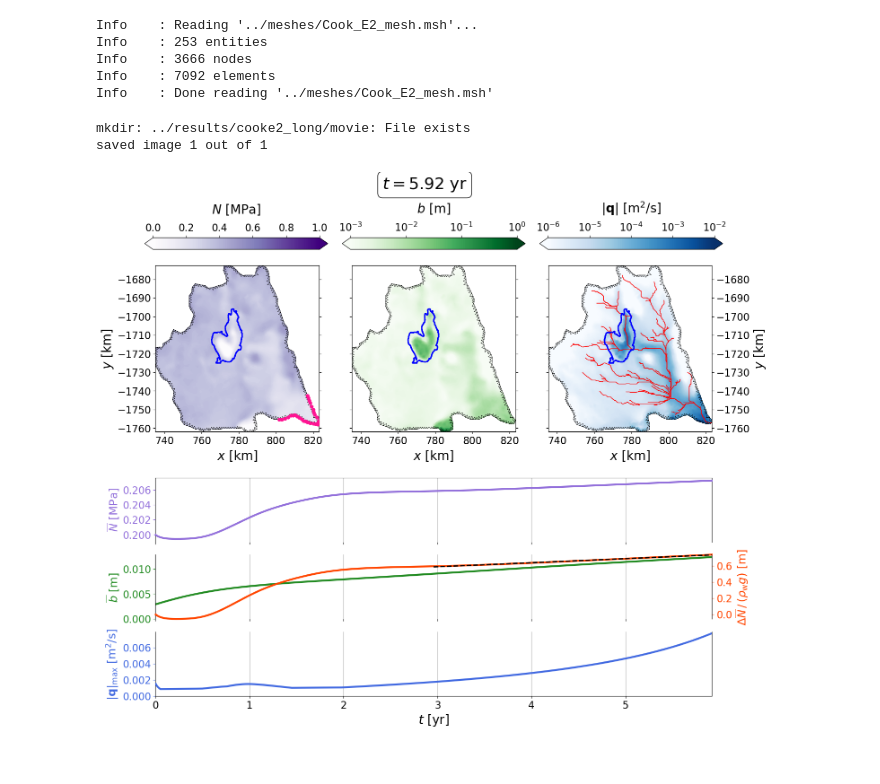
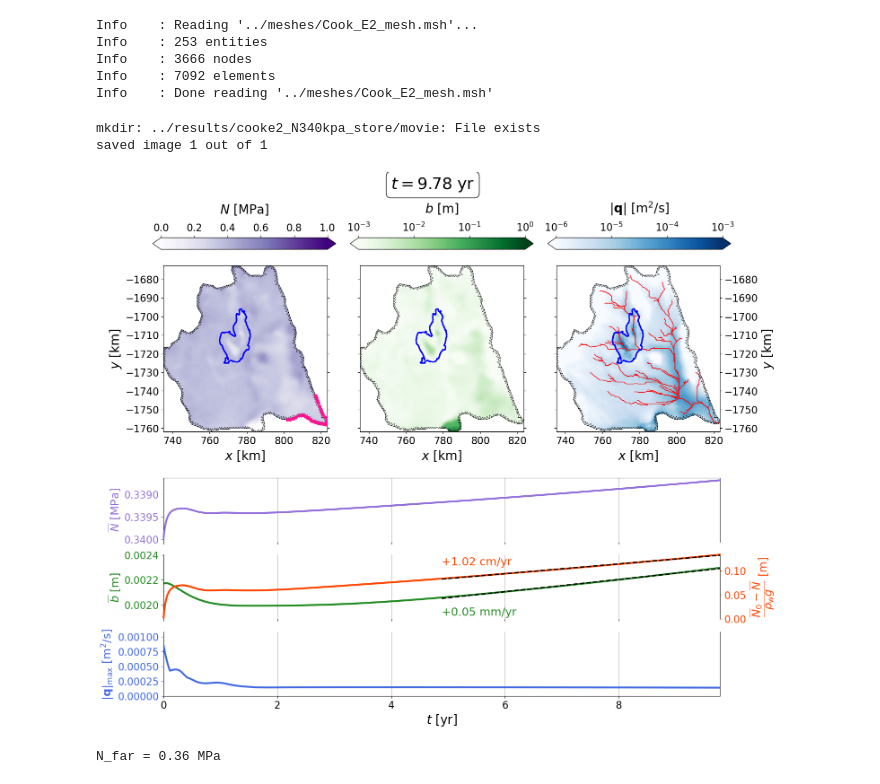
Before and after one commit to agstub/shakti-fenics, a Jupyter notebook: notebooks/solution-plots.ipynb, the cells around one changed output. Cells and saved outputs as stored; diff of their text form; code cells hidden in the pictures.

Commit message:
update plotting script

```diff
--- a/notebooks/solution-plots.ipynb
+++ b/notebooks/solution-plots.ipynb
@@ -27,7 +27,7 @@ from dolfinx.mesh import locate_entities_boundary
 from scipy.stats import linregress
 # %%
 # set the results to load
-resultsname = '../results/cooke2_long'
+resultsname = '../results/cooke2_N340kpa_store'
 # %%
 # load the setup module for that experiment
 sys.path.insert(0, resultsname)
@@ -109,7 +108,7 @@ if setup.storage == False:
     storage *= 0
 # %%
 # storage in the lake
-b_L = (N_mean-N_mean[0])/(rho_w*g)
+b_L = -(N_mean-N_mean[0])/(rho_w*g)
 # %%
 facets_outflow = locate_entities_boundary(setup.domain, setup.domain.topology.dim-1, setup.OutflowBoundary)
 outflow_dofs = locate_dofs_topological(setup.V0, setup.domain.topology.dim-1, facets_outflow)
@@ -140,8 +139,8 @@ triang_bdry.set_mask(mask)
 
 
 
-qlim2 = -2 #np.ceil(np.log10(np.max(q_m)))
-qlim1 = -6 #np.floor(np.log10(np.mean(q_m[:,1:j_max])))-1
+qlim2 = np.floor(np.log10(np.max(q_m)))
+qlim1 = np.floor(np.log10(np.mean(q_m[:,1:j_max])))
 
 t_scale = 1.0 # 1 for years, 365 for days
 if int(t_scale)==365:
@@ -149,6 +148,8 @@ if int(t_scale)==365:
 elif int(t_scale)==1:
     t_str = 'yr'
 slope, intercept, r_value, p_value, std_err = linregress(t[int(0.5*(j_max)):j_max]*(t_scale/3.154e7), b_L[int(0.5*(j_max)):j_max])
+
+slope2, intercept2, r_value2, p_value2, std_err2 = linregress(t[int(0.5*(j_max)):j_max]*(t_scale/3.154e7), b_mean[int(0.5*(j_max)):j_max])
 
 
 for i in ind:
@@ -180,8 +181,6 @@ for i in ind:
     cbar.ax.xaxis.set_ticks_position('top')
     cbar.ax.xaxis.set_label_position('top')
 
-
-
     plt.subplot(232)
     b_i = b[i]
     b_full = b_i #+ storage*(N_mean[i]-N_mean[0])/(rho_w*g)
@@ -202,7 +201,6 @@ for i in ind:
     cbar.ax.tick_params(labelsize=16)
     cbar.ax.xaxis.set_ticks_position('top')
     cbar.ax.xaxis.set_label_position('top')
-
 
     ax3 = plt.subplot(233)
     q_i = q_m[i]
@@ -231,7 +229,6 @@ for i in ind:
     (s.klargestconncomps(1)).plot(ax=ax3,color='r',linewidth=1)
     (s.klargestconncomps(1).trunk()).plot(ax=ax3,color='r',linewidth=1)
     ax3.invert_yaxis()
-    # ax3.set_aspect('equal', 'box')
     plt.xticks(fontsize=16)
     plt.yticks(fontsize=16)
     ax3.tick_params(axis='y', which='both', labelleft=False, left=True)
@@ -239,9 +236,7 @@ for i in ind:
     ax3.set_yticks(ytix)
     ax3.set_xlim(xlim)
     ax3.set_ylim(ylim)
-
     #-------------------------------
-
     cbar_ax = fig.add_axes([0.66, 0.875, 0.255, 0.02])
     cbar = plt.colorbar(p2,cax=cbar_ax,orientation='horizontal',ticks=np.logspace(qlim1,qlim2,1+int(np.abs(qlim2-qlim1))))#,format='%.0e')
     cbar.set_label(r'$|\mathbf{q}|$ [m$^2/$s]',fontsize=20,labelpad=15)
@@ -250,12 +245,12 @@ for i in ind:
     cbar.ax.xaxis.set_label_position('top')
 
     plt.subplot(614)
-    line0, = plt.plot(t[1:i]*t_scale/3.154e7,N_mean[1:i]/1e6,color='mediumpurple',linestyle='-',linewidth=3,zorder=100)
+    line0, = plt.plot(t[1:i]*t_scale/3.154e7,(N_mean[1:i])/1e6,color='mediumpurple',linestyle='-',linewidth=3,zorder=100)
     plt.xticks(fontsize=16)
     plt.yticks(fontsize=16)
     plt.gca().tick_params(axis='y', colors="mediumpurple")
     plt.ylabel(r'$\overline{N}$ [MPa]',fontsize=18,color='mediumpurple')
-    # plt.ylim((N_mean[0:j_max].max()+0.25*np.std(N_mean[0:j_max]))/1e6,(N_mean[0:j_max].min()-0.25*np.std(N_mean[0:j_max]))/1e6)
+    plt.ylim((N_mean[0:j_max].max()+0.25*np.std(N_mean[0:j_max]))/1e6,(N_mean[0:j_max].min()-0.25*np.std(N_mean[0:j_max]))/1e6)
     plt.xlim(0,t[j_max]*t_scale/3.154e7)
     plt.gca().xaxis.set_ticklabels([])
     plt.gca().spines['bottom'].set_visible(False)
@@ -276,45 +271,61 @@ for i in ind:
 
     ax4 = plt.subplot(615)
     plt.plot(t[1:i]*t_scale/3.154e7,b_mean[1:i],color='forestgreen',linewidth=3,zorder=10)
+    if setup.storage == True:
+        t_apprx2 = t[int(0.5*(j_max)):j_max]*t_scale/3.154e7
+        apprx2 = slope2*t[int(0.5*(j_max)):j_max]*(t_scale/3.154e7)+intercept2
+        if i>int(0.5*(j_max)):
+            plt.plot(t_apprx2[0:i-int(0.5*(j_max))],apprx2[0:i-int(0.5*(j_max))],linewidth=2,color='k',linestyle='--',zorder=100)
+        if i>int(0.75*(j_max)):
+            plt.annotate(f'{slope2*1e3:+.2f} mm/{t_str}',xy=(t_apprx2[0],apprx2[0]-2*np.std(apprx2)),fontsize=18,color='forestgreen')
     plt.xticks(fontsize=16)
     plt.yticks(fontsize=16)
     plt.gca().tick_params(axis='y', colors="forestgreen")
     plt.ylabel(r'$\overline{b}$ [m] ',fontsize=18,color='forestgreen')
     plt.xlim(0,t[j_max]*t_scale/3.154e7)
-    plt.ylim(0,b_mean.max()+0.1*np.std(b_mean))
+    plt.ylim(b_mean[0:j_max].min()-0.1*np.std(b_mean),b_mean.max()+0.1*np.std(b_mean))
     plt.gca().spines['top'].set_visible(False)
     plt.gca().spines['bottom'].set_visible(False)
     plt.grid(axis='x')
     plt.gca().xaxis.set_ticklabels([])
 
     if setup.storage == True:
         ax5 = ax4.twinx()
         t_apprx = t[int(0.5*(j_max)):j_max]*t_scale/3.154e7
         apprx = slope*t[int(0.5*(j_max)):j_max]*(t_scale/3.154e7)+intercept
         line1, = plt.plot(t[1:i]*t_scale/3.154e7,b_L[1:i],color='orangered',linewidth=3,zorder=10)
         if i>int(0.5*(j_max)):
             plt.plot(t_apprx[0:i-int(0.5*(j_max))],apprx[0:i-int(0.5*(j_max))],linewidth=2,color='k',linestyle='--',zorder=100)
         if i>int(0.75*(j_max)):
-            plt.annotate(f'{slope:+.2f} m/{t_str}',xy=(t_apprx[0],apprx[0]+6*np.std(apprx)),fontsize=18)
+            plt.annotate(f'{slope*1e2:+.2f} cm/{t_str}',xy=(t_apprx[0],apprx[0]+2*np.std(apprx)),fontsize=18,color='orangered')
         plt.xticks(fontsize=16)
         plt.yticks(fontsize=16)
         plt.gca().tick_params(axis='y', colors="orangered")
-        plt.ylabel(r'$\Delta\overline{N}\,/\,(\rho_\mathrm{w}g)$ [m] ',fontsize=18,color='orangered',zorder=99)
+        plt.ylabel(r'$\dfrac{\overline{N}_0-\overline{N}}{\rho_\mathrm{w}g}$ [m] ',fontsize=18,color='orangered',zorder=99)
         plt.xlim(0,t[j_max]*t_scale/3.154e7)
         plt.ylim(b_L[0:j_max].min(),b_L[0:j_max].max())
         plt.gca().spines['top'].set_visible(False)
         plt.gca().spines['bottom'].set_visible(False)
         plt.grid(axis='x')
         plt.gca().xaxis.set_ticklabels([])
         line1.set_clip_on(False)
 
-
     plt.savefig('{}/movie/movie_'.format(resultsname)+str(j),bbox_inches='tight')
     if len(ind)==1:
         plt.show()
     plt.close()
     j+=1
 # %% [output]
-mkdir: ../results/cooke2_long/movie: File exists
+mkdir: ../results/cooke2_N340kpa_store/movie: File exists
 saved image 1 out of 1
-[figure, old version]
+[figure, new version]
+# %%
+if j_max > 365:
+    N_far = np.zeros(365)
+
+    for j in range(365):
+        N_j = N[j+j_max-365,:]
+        N_far[j] = np.mean(N_j[(lake_bdry<1e-2)])
+    print(f'N_far = {N_far.mean()/1e6:.2f} MPa')
+# %% [output]
+N_far = 0.36 MPa
```
Also changed, not shown: parts of 1 cell of this notebook.
